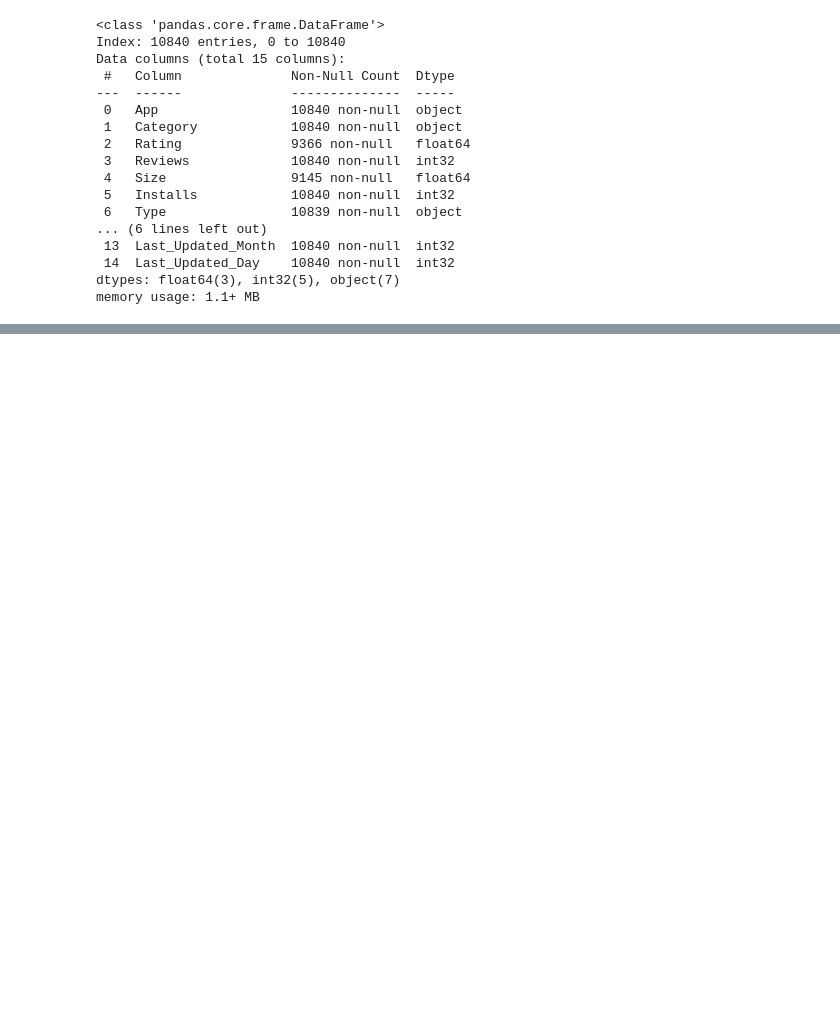
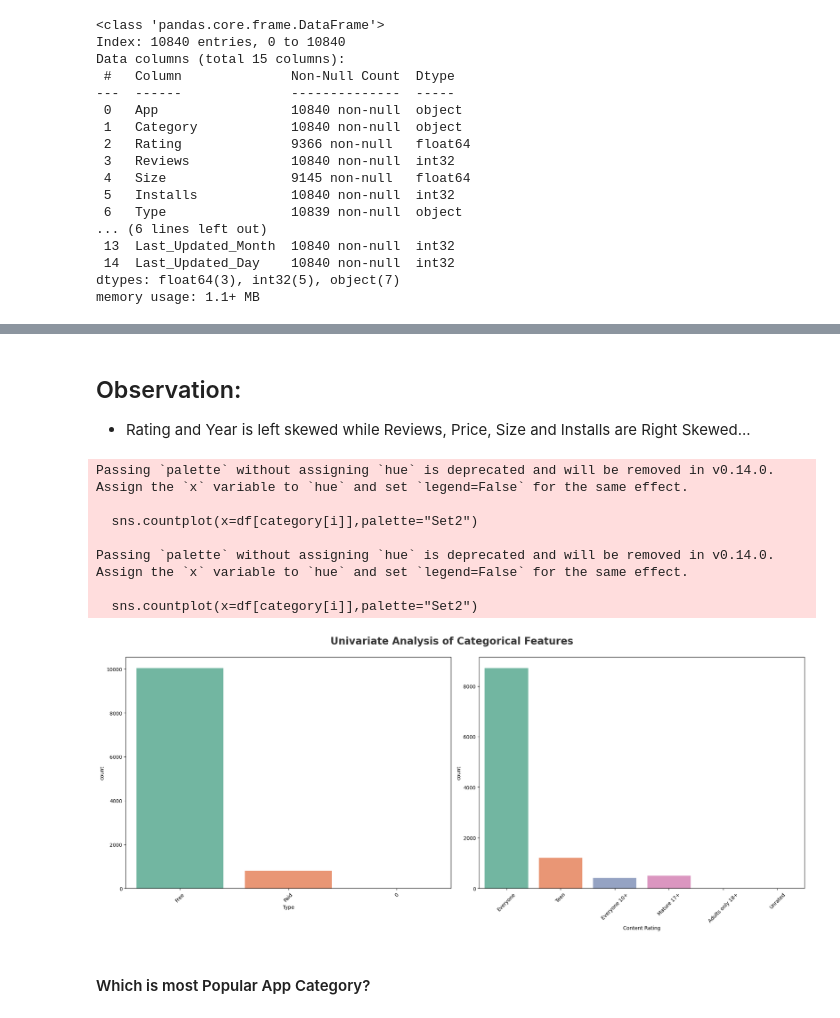
Before and after one commit to gaurav-bhadane/Data-Science, a Jupyter notebook: EDA/EDA_Google_PlayStore_Dataset.ipynb, the cells around one changed output, grey strips where cells are left out. Cells and saved outputs as stored; diff of their text form; code cells hidden in the pictures; blank space fills up the shorter version.

```diff
--- a/EDA/EDA_Google_PlayStore_Dataset.ipynb
+++ b/EDA/EDA_Google_PlayStore_Dataset.ipynb
@@ -350,0 +466,24 @@ df.to_csv('google_playstore_dataset.csv')
+# %% [markdown]
+## Observation:
+- Rating and Year is left skewed while Reviews, Price, Size and Installs are Right Skewed...
+# %%
+plt.figure(figsize=(20, 15))
+plt.suptitle('Univariate Analysis of Categorical Features', fontsize=20, fontweight='bold', alpha=0.8, y=1.)
+category = [ 'Type', 'Content Rating']
+for i in range(0, len(category)):
+    plt.subplot(2, 2, i+1)
+    sns.countplot(x=df[category[i]],palette="Set2")
+    plt.xlabel(category[i])
+    plt.xticks(rotation=45)
+    plt.tight_layout()
+# %% [output]
+Passing `palette` without assigning `hue` is deprecated and will be removed in v0.14.0. Assign the `x` variable to `hue` and set `legend=False` for the same effect.
+
+  sns.countplot(x=df[category[i]],palette="Set2")
+
+Passing `palette` without assigning `hue` is deprecated and will be removed in v0.14.0. Assign the `x` variable to `hue` and set `legend=False` for the same effect.
+
+  sns.countplot(x=df[category[i]],palette="Set2")
+[figure, added]
+# %% [markdown]
+#### Which is most Popular App Category?
```
Also changed, not shown: parts of 25 cells of this notebook.
